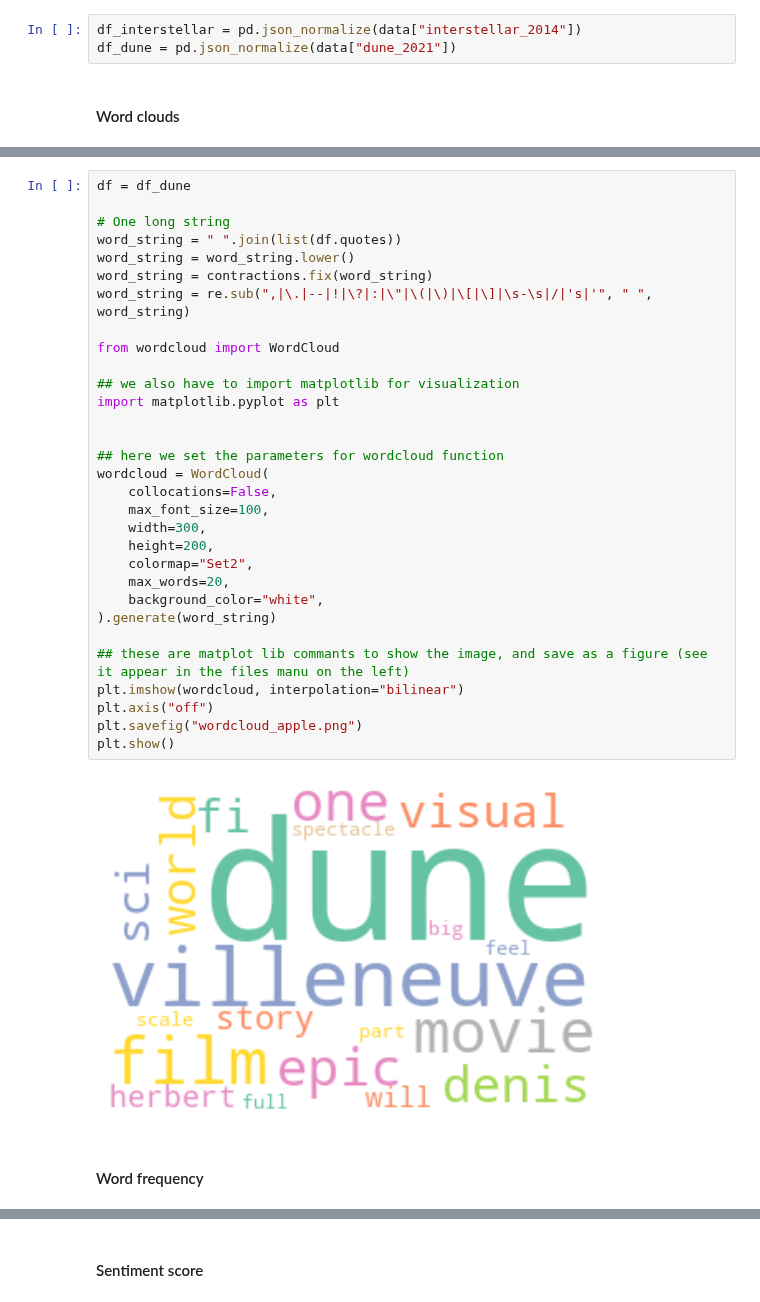
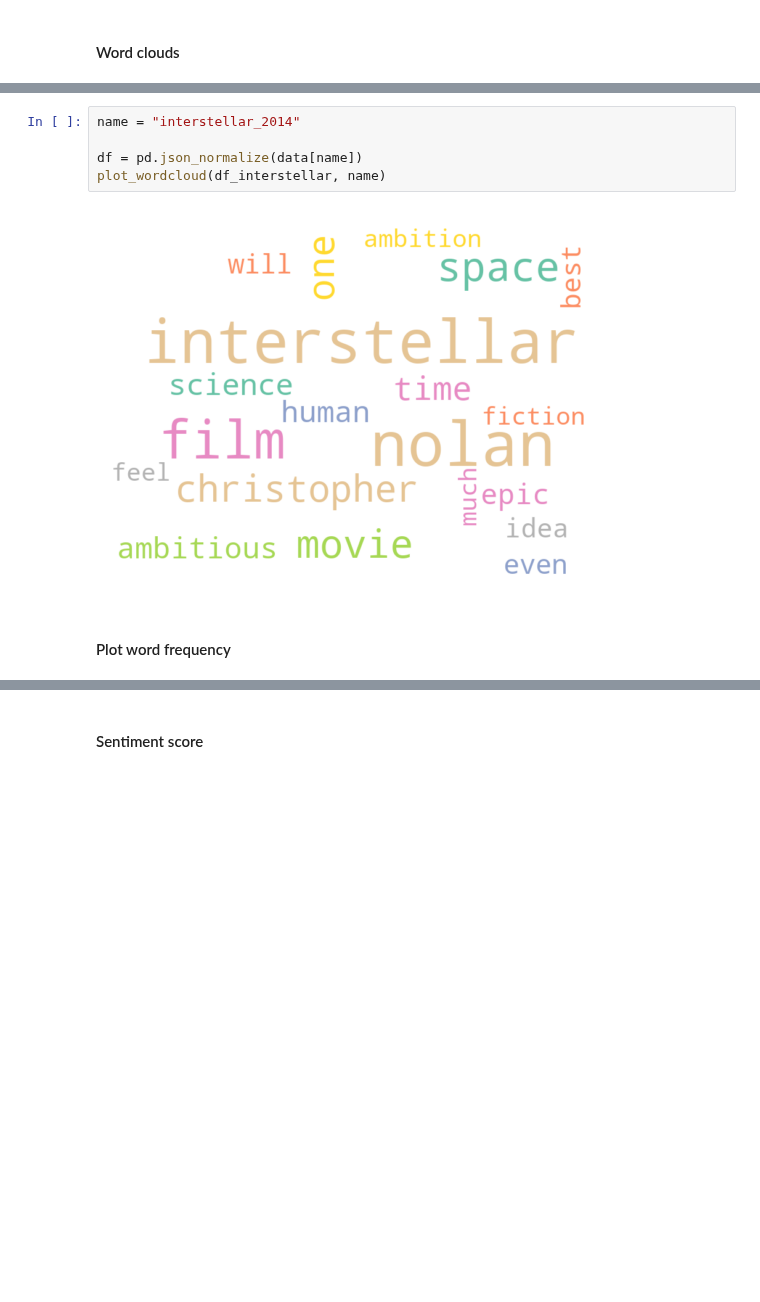
Before and after one commit to dominikpegler/computational-social-sciences, a Jupyter notebook: assignments/Assignment 1 - Analysis of movie reviews.ipynb, the cells around one changed output, grey strips where cells are left out. Drawn from its saved outputs; the diff is of its cells as text; blank space fills up the shorter version.

```diff
--- a/assignments/Assignment 1 - Analysis of movie reviews.ipynb
+++ b/assignments/Assignment 1 - Analysis of movie reviews.ipynb
@@ -133,7 +200,4 @@ Wall time: 101 ms
 # %% [markdown]
 ### Interstellar
-# %%
-df_interstellar = pd.json_normalize(data["interstellar_2014"])
-df_dune = pd.json_normalize(data["dune_2021"])
 # %% [markdown]
 #### Word clouds
@@ -173,35 +204,9 @@ plt.show()
-# %%
-df = df_dune
-
-# One long string
-word_string = " ".join(list(df.quotes))
-word_string = word_string.lower()
-word_string = contractions.fix(word_string)
-word_string = re.sub(",|\.|--|!|\?|:|\"|\(|\)|\[|\]|\s-\s|/|'s|'", " ", word_string)
-
-from wordcloud import WordCloud
-
-## we also have to import matplotlib for visualization
-import matplotlib.pyplot as plt
-
-
-## here we set the parameters for wordcloud function
-wordcloud = WordCloud(
-    collocations=False,
-    max_font_size=100,
-    width=300,
-    height=200,
-    colormap="Set2",
-    max_words=20,
-    background_color="white",
-).generate(word_string)
-
-## these are matplot lib commants to show the image, and save as a figure (see it appear in the files manu on the left)
-plt.imshow(wordcloud, interpolation="bilinear")
-plt.axis("off")
-plt.savefig("wordcloud_apple.png")
-plt.show()
-# %% [output]
-[figure, removed]
+# %%
+name = "interstellar_2014"
+
+df = pd.json_normalize(data[name])
+plot_wordcloud(df_interstellar, name)
+# %% [output]
+[figure, added]
 # %% [markdown]
-#### Word frequency
+#### Plot word frequency
```
Also changed, not shown: parts of 15 cells of this notebook.
